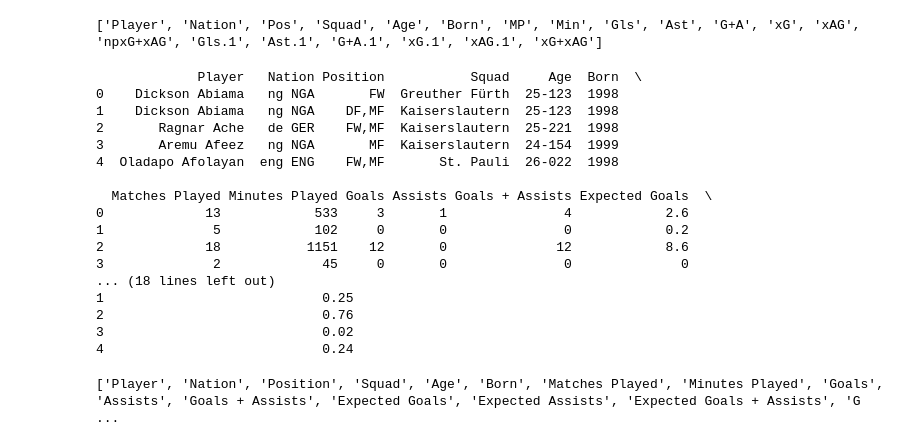
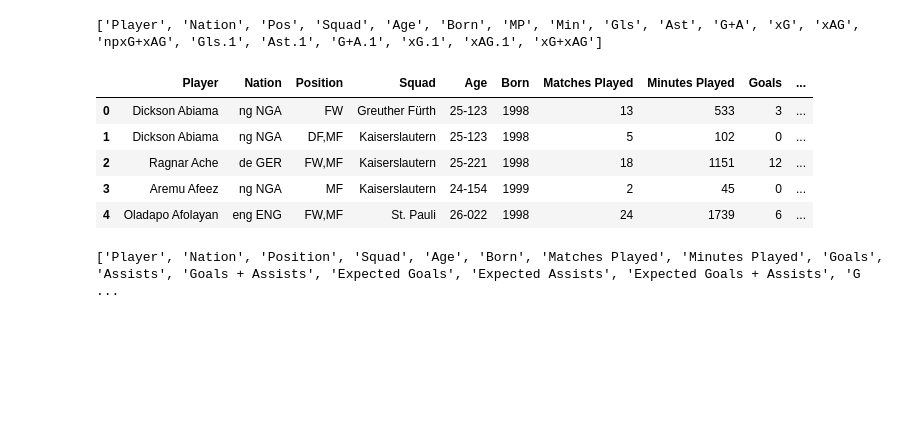
Before and after one commit to brutucas/Football-Player-Analysis, a Jupyter notebook: football_player_analysis.ipynb, the cells around one changed output. Drawn from its saved outputs; the diff is of its cells as text; code cells hidden in the pictures; blank space fills up the shorter version.

```diff
--- a/football_player_analysis.ipynb
+++ b/football_player_analysis.ipynb
@@ -117,31 +117,19 @@ print(filtered_dataframe.columns.tolist())
 # %% [output]
 ['Player', 'Nation', 'Pos', 'Squad', 'Age', 'Born', 'MP', 'Min', 'Gls', 'Ast', 'G+A', 'xG', 'xAG', 'npxG+xAG', 'Gls.1', 'Ast.1', 'G+A.1', 'xG.1', 'xAG.1', 'xG+xAG']
 # %%
-
 filtered_dataframe.rename(columns={'Pos': 'Position', 'MP': 'Matches Played', 'Min': 'Minutes Played', 'Gls': 'Goals', 'Ast': 'Assists', 'G+A': 'Goals + Assists',
                                    'xG': 'Expected Goals', 'xAG': 'Expected Assists', 'npxG+xAG': 'Expected Goals + Assists', 'Gls.1': 'Goals per 90',
                                    'Ast.1': "Assists per 90", 'G+A.1': 'Goals + Assists per 90','xG.1': 'Expected Goals per 90', 'xAG.1': 'Expected Assists per 90',
                                    'xG+xAG': 'Expected Goals + Assists per 90'}, inplace=True)
 filtered_dataframe = filtered_dataframe[filtered_dataframe['Player'] != 'Player']
-print(filtered_dataframe.head())
+filtered_dataframe.head()
 # %% [output]
-             Player   Nation Position           Squad     Age  Born  \
-0    Dickson Abiama   ng NGA       FW  Greuther Fürth  25-123  1998
-1    Dickson Abiama   ng NGA    DF,MF  Kaiserslautern  25-123  1998
-2       Ragnar Ache   de GER    FW,MF  Kaiserslautern  25-221  1998
-3       Aremu Afeez   ng NGA       MF  Kaiserslautern  24-154  1999
-4  Oladapo Afolayan  eng ENG    FW,MF       St. Pauli  26-022  1998
-
-  Matches Played Minutes Played Goals Assists Goals + Assists Expected Goals  \
-0             13            533     3       1               4            2.6
-1              5            102     0       0               0            0.2
-2             18           1151    12       0              12            8.6
-3              2             45     0       0               0              0
-... (18 lines left out)
-1                            0.25
-2                            0.76
-3                            0.02
-4                            0.24
+|  | Player | Nation | Position | Squad | Age | Born | Matches Played | Minutes Played | Goals | ... |
+| 0 | Dickson Abiama | ng NGA | FW | Greuther Fürth | 25-123 | 1998 | 13 | 533 | 3 | ... |
+| 1 | Dickson Abiama | ng NGA | DF,MF | Kaiserslautern | 25-123 | 1998 | 5 | 102 | 0 | ... |
+| 2 | Ragnar Ache | de GER | FW,MF | Kaiserslautern | 25-221 | 1998 | 18 | 1151 | 12 | ... |
+| 3 | Aremu Afeez | ng NGA | MF | Kaiserslautern | 24-154 | 1999 | 2 | 45 | 0 | ... |
+| 4 | Oladapo Afolayan | eng ENG | FW,MF | St. Pauli | 26-022 | 1998 | 24 | 1739 | 6 | ... |
 # %%
 # Check that the columns have been renamed and display in list format for ease of copying later in the code.
 print(filtered_dataframe.columns.tolist())
```
Also changed, not shown: parts of 35 cells of this notebook, 58 other files.
